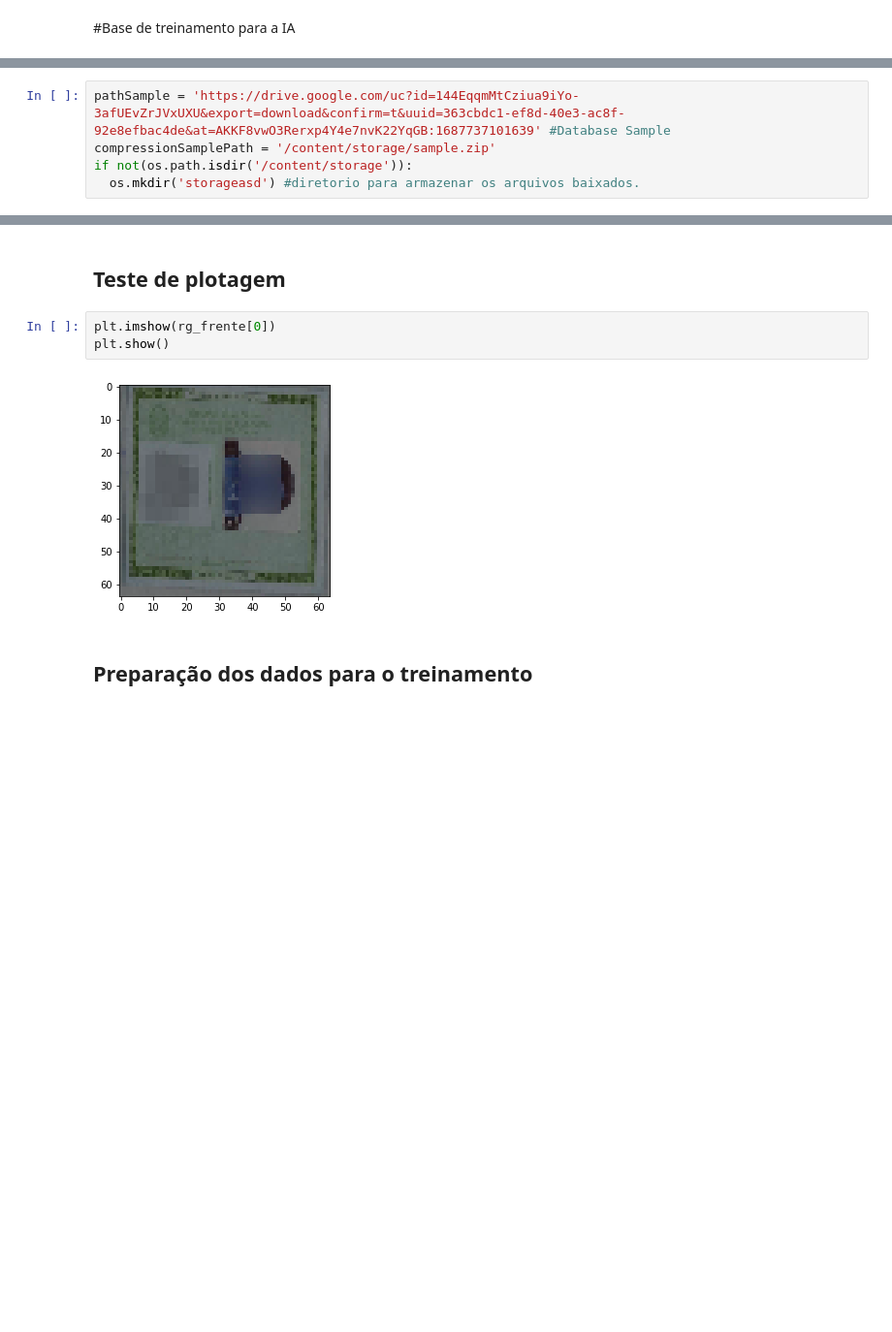
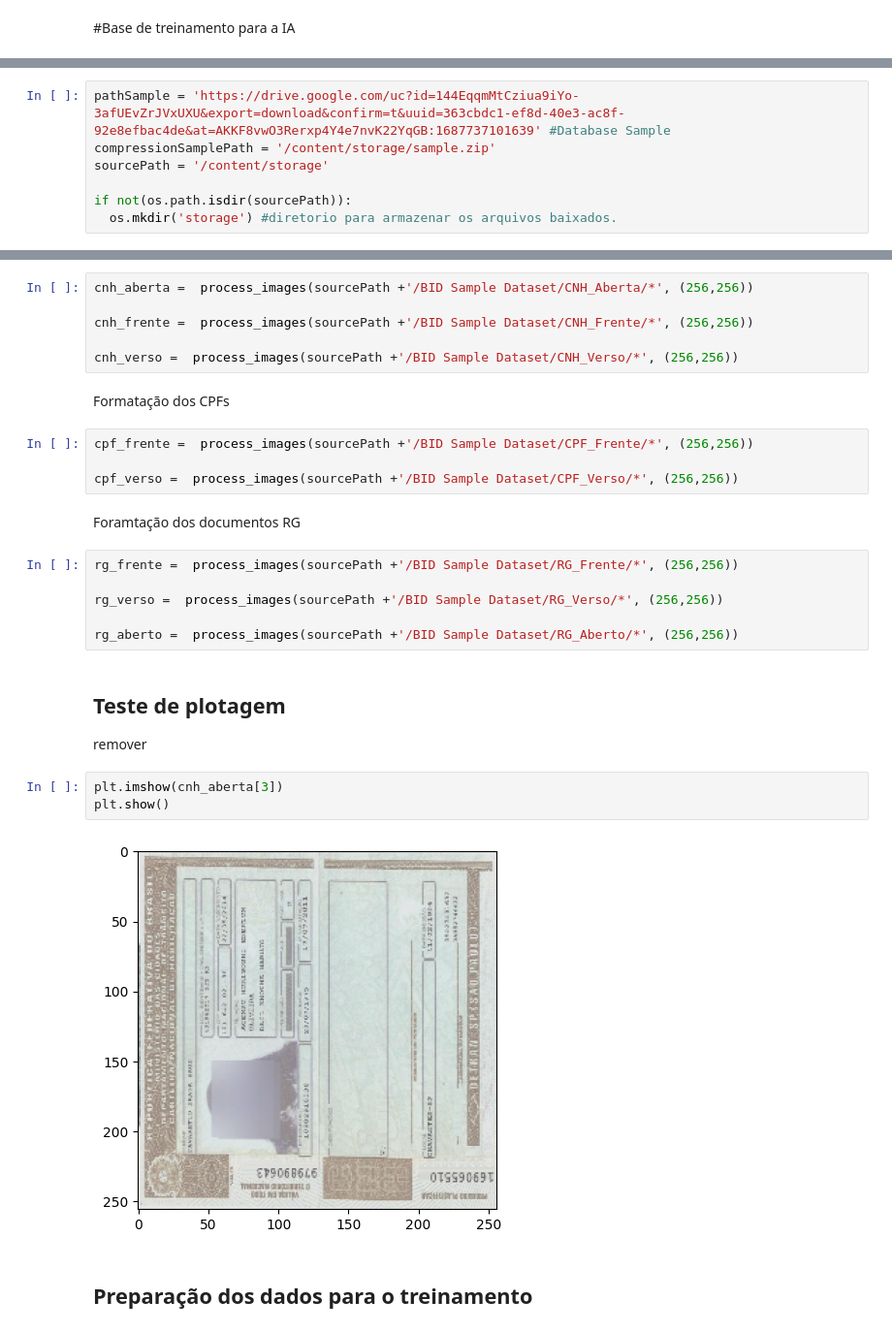
Before and after one commit to erikyryan/Document-Classification, a Jupyter notebook: document_classification.ipynb, the cells around one changed output, grey strips where cells are left out. Shown at 97% size. Saved outputs shown, nothing was run; the diff lists cells and outputs as text; blank space fills up the shorter version.

```diff
--- a/document_classification.ipynb
+++ b/document_classification.ipynb
@@ -20,7 +71,9 @@ from sklearn.svm import SVC
 # %%
 pathSample = 'https://drive.google.com/uc?id=144EqqmMtCziua9iYo-3afUEvZrJVxUXU&export=download&confirm=t&uuid=363cbdc1-ef8d-40e3-ac8f-92e8efbac4de&at=AKKF8vwO3Rerxp4Y4e7nvK22YqGB:1687737101639' #Database Sample
 compressionSamplePath = '/content/storage/sample.zip'
-if not(os.path.isdir('/content/storage')):
-  os.mkdir('storageasd') #diretorio para armazenar os arquivos baixados.
+sourcePath = '/content/storage'
+
+if not(os.path.isdir(sourcePath)):
+  os.mkdir('storage') #diretorio para armazenar os arquivos baixados.
 # %%
 response = requests.post(pathSample)
@@ -74,10 +88,31 @@ rg_aberto = cd.resize_img(rg_aberto,(64,64))
+# %%
+cnh_aberta =  process_images(sourcePath +'/BID Sample Dataset/CNH_Aberta/*', (256,256))
+
+cnh_frente =  process_images(sourcePath +'/BID Sample Dataset/CNH_Frente/*', (256,256))
+
+cnh_verso =  process_images(sourcePath +'/BID Sample Dataset/CNH_Verso/*', (256,256))
+# %% [markdown]
+Formatação dos CPFs
+# %%
+cpf_frente =  process_images(sourcePath +'/BID Sample Dataset/CPF_Frente/*', (256,256))
+
+cpf_verso =  process_images(sourcePath +'/BID Sample Dataset/CPF_Verso/*', (256,256))
+# %% [markdown]
+Foramtação dos documentos RG
+# %%
+rg_frente =  process_images(sourcePath +'/BID Sample Dataset/RG_Frente/*', (256,256))
+
+rg_verso =  process_images(sourcePath +'/BID Sample Dataset/RG_Verso/*', (256,256))
+
+rg_aberto =  process_images(sourcePath +'/BID Sample Dataset/RG_Aberto/*', (256,256))
 # %% [markdown]
 ## Teste de plotagem
+remover
 # %%
-plt.imshow(rg_frente[0])
+plt.imshow(cnh_aberta[3])
 plt.show()
 # %% [output]
-[figure, old version]
+[figure, new version]
 # %% [markdown]
 ## Preparação dos dados para o treinamento
 # %%
```
Also changed, not shown: parts of 24 cells of this notebook.
